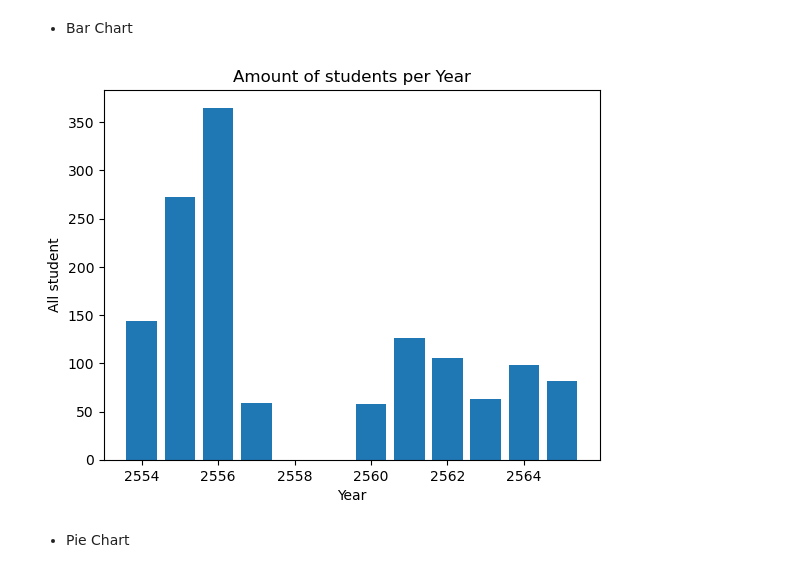
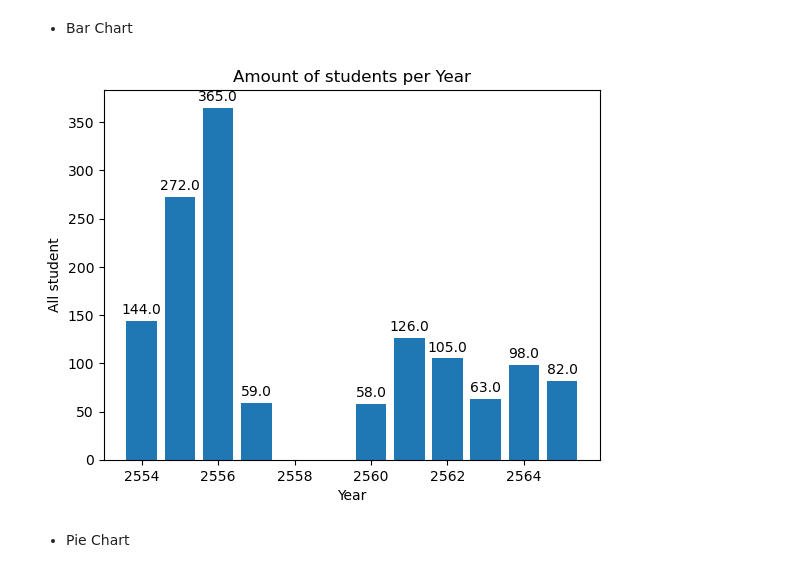
Before and after one commit to langsari/data-science-with-python-2022, a Jupyter notebook: DataFrame of T.kholed/Dashboard of T.Kholed.ipynb, the cells around one changed output. Cells and saved outputs as stored; diff of their text form; code cells hidden in the pictures.

```diff
--- a/DataFrame of T.kholed/Dashboard of T.Kholed.ipynb
+++ b/DataFrame of T.kholed/Dashboard of T.Kholed.ipynb
@@ -191,19 +192,34 @@ plt.show()
 [figure]
 # %% [markdown]
 - Bar Chart
-# %%
-grouped_data = df.groupby(['Year','All student']).size().reset_index(name='Count')
-
-plt.bar(grouped_data['Year'],grouped_data['All student'])
-
-plt.xlabel('Year')
-plt.ylabel('All student')
-plt.title('Amount of students per Year')
-
-plt.savefig("bar_chart.png")
-plt.show()
-# %% [output]
-[figure, removed]
+# %%
+# data
+labels = df['S_Year']
+values = df['S_AS']
+
+# Create the bar chart
+fig, ax = plt.subplots()
+rects = ax.bar(labels, values)
+
+# Add the value labels to the top of each bar
+for rect in rects:
+    height = rect.get_height()
+    ax.annotate(f'{height}',
+                xy=(rect.get_x() + rect.get_width() / 2, height),
+                xytext=(0, 3),
+                textcoords="offset points",
+                ha='center', va='bottom')
+
+# Add labels and title
+ax.set_xlabel('Year')
+ax.set_ylabel('All student')
+ax.set_title('Amount of students per Year')
+
+# Display the chart
+plt.savefig("bar_chart.png")
+plt.show()
+# %% [output]
+[figure, added]
 # %% [markdown]
 - Pie Chart
 # %%
```
Also changed, not shown: parts of 11 cells of this notebook, 7 other files.
